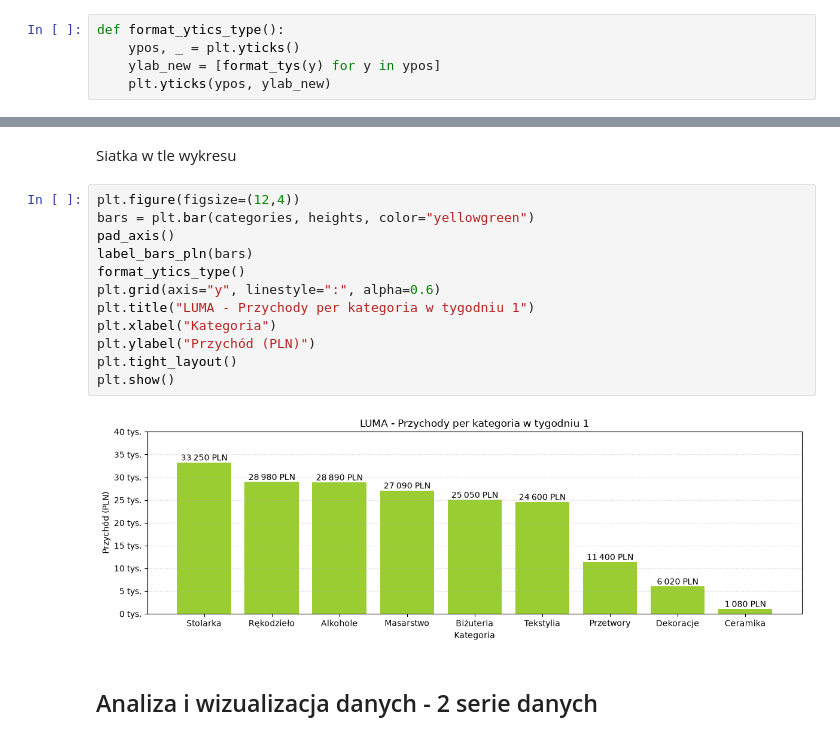
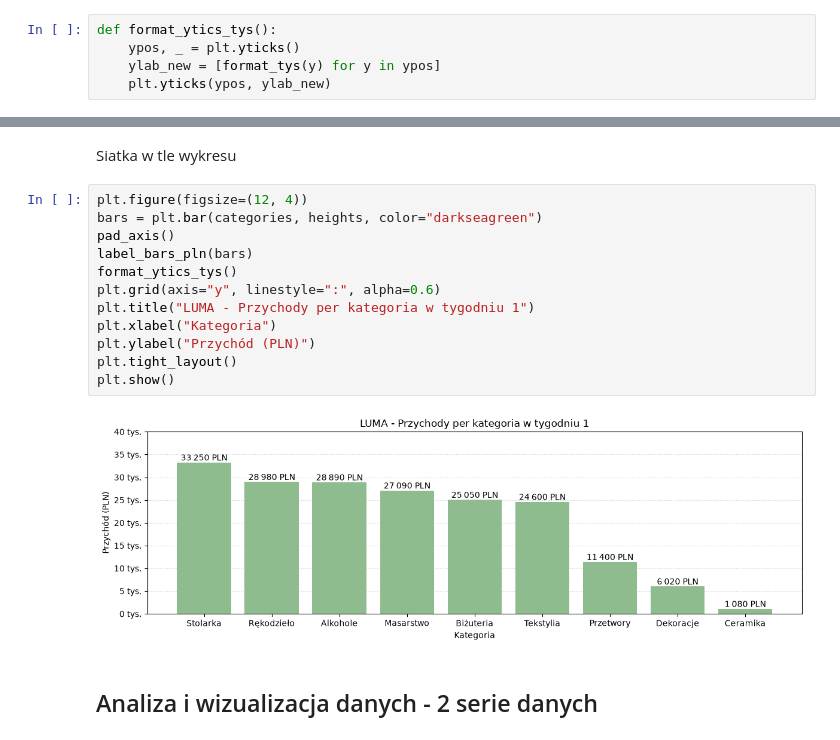
Before and after one commit to K1ara1/DataVisualization, a Jupyter notebook: 01-bar.ipynb, the cells around one changed output, grey strips where cells are left out. Saved outputs shown, nothing was run; the diff lists cells and outputs as text.

```diff
--- a/01-bar.ipynb
+++ b/01-bar.ipynb
@@ -221,5 +221,5 @@ plt.show()
 # %%
-def format_ytics_type():
+def format_ytics_tys():
     ypos, _ = plt.yticks()
     ylab_new = [format_tys(y) for y in ypos]
     plt.yticks(ypos, ylab_new)
@@ -245,19 +246,19 @@ plt.show()
 # %% [markdown]
 Siatka w tle wykresu
 # %%
-plt.figure(figsize=(12,4))
-bars = plt.bar(categories, heights, color="yellowgreen")
+plt.figure(figsize=(12, 4))
+bars = plt.bar(categories, heights, color="darkseagreen")
 pad_axis()
 label_bars_pln(bars)
-format_ytics_type()
+format_ytics_tys()
 plt.grid(axis="y", linestyle=":", alpha=0.6)
 plt.title("LUMA - Przychody per kategoria w tygodniu 1")
 plt.xlabel("Kategoria")
 plt.ylabel("Przychód (PLN)")
 plt.tight_layout()
 plt.show()
 # %% [output]
-[figure, old version]
+[figure, new version]
 # %% [markdown]
 ## Analiza i wizualizacja danych - 2 serie danych
 # %% [markdown]
```
Also changed, not shown: parts of 15 cells of this notebook.
